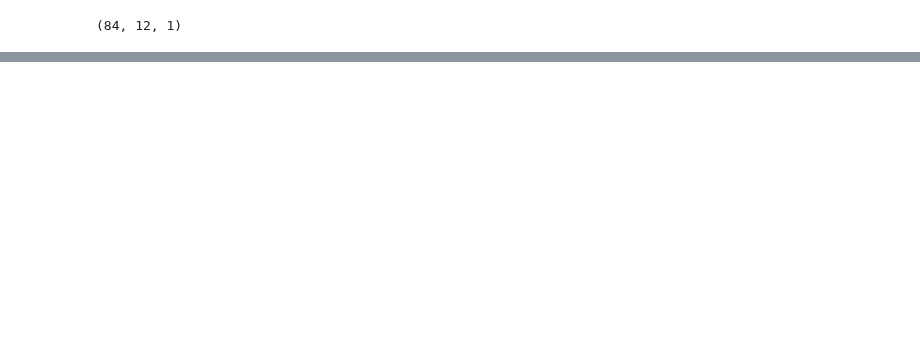
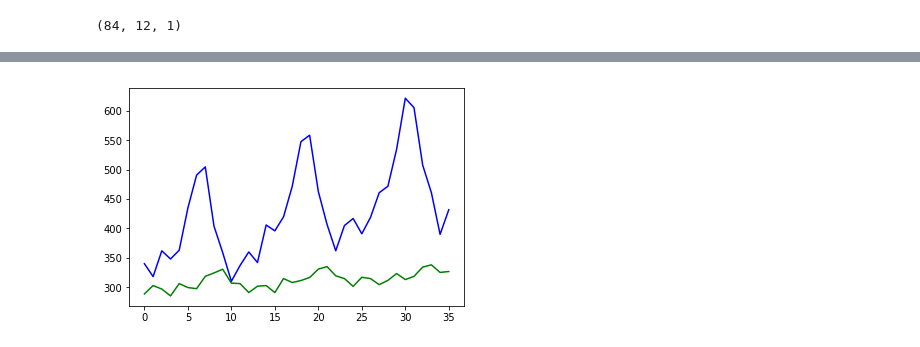
Before and after one commit to kushalguptadeveloper/RNN, a Jupyter notebook: RNN-airlines.ipynb, the cells around one changed output, grey strips where cells are left out. Cells and saved outputs as stored; diff of their text form; code cells hidden in the pictures; blank space fills up the shorter version.

Commit message:
graphs

```diff
--- a/RNN-airlines.ipynb
+++ b/RNN-airlines.ipynb
@@ -92,0 +93,5 @@ y_pred = model.predict(testX)
+# %%
+y_pred = model.predict(testX)
+y_pred = scaler.inverse_transform(y_pred).ravel()
+
+trueY = scaler.inverse_transform([testY]).ravel()
@@ -93,3 +100,9 @@ y_pred = model.predict(testX)
+# %%
+plt.plot(y_pred, c='g')
+plt.plot(trueY, c='b')
+plt.show()
+# %% [output]
+[figure, added]
 # %%
 score = model.evaluate(testX,testY)
 score
```
Also changed, not shown: parts of 9 cells of this notebook.
